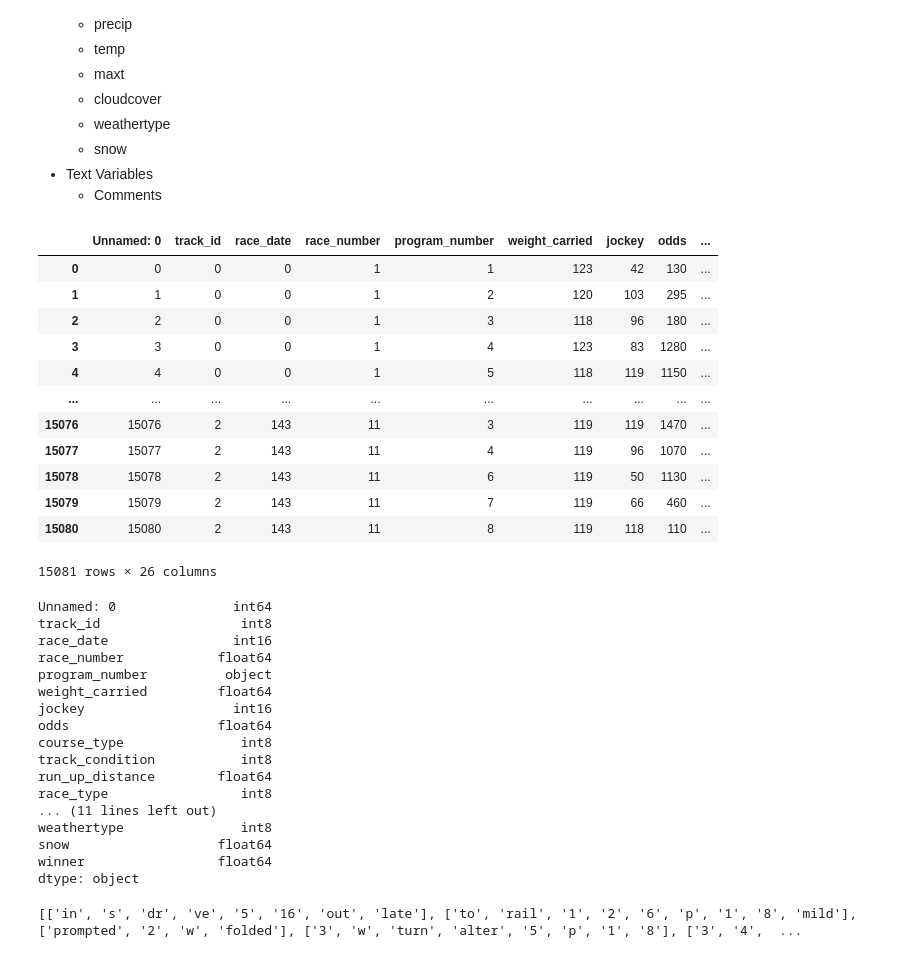
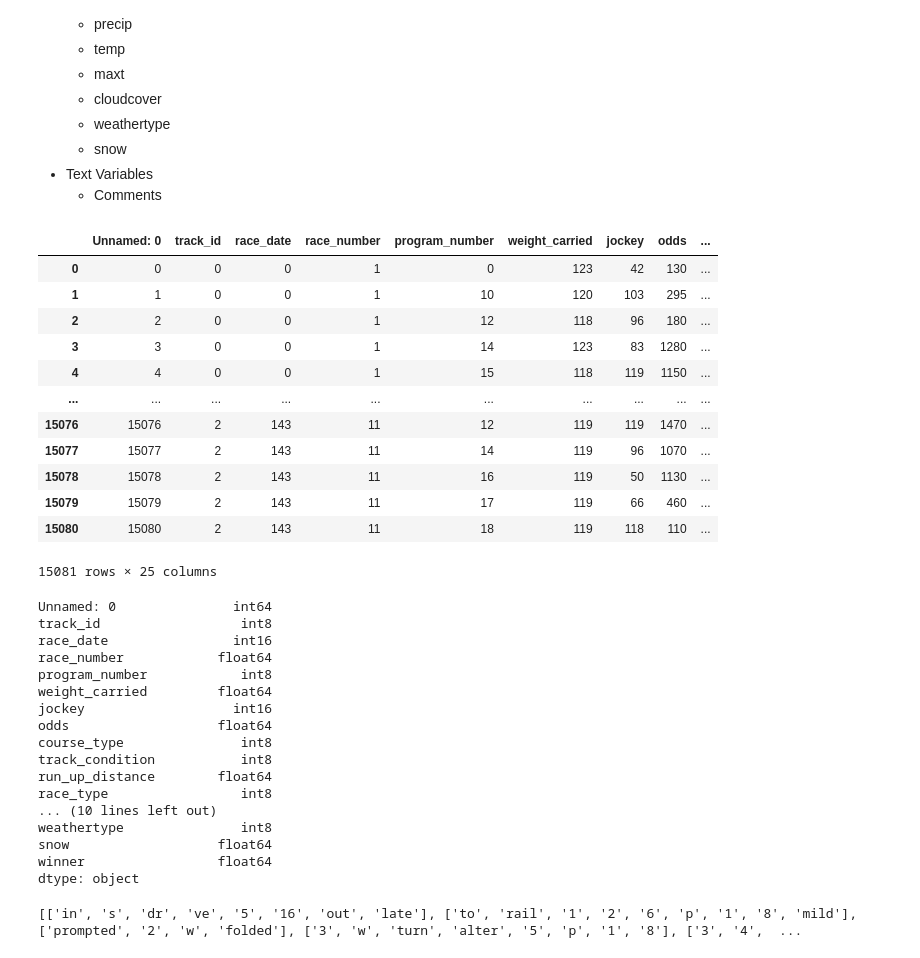
Before and after one commit to Clara-Richter/590-Group-Project, a Jupyter notebook: code/ML_Classification.ipynb, the cells around one changed output. Saved outputs shown, nothing was run; the diff lists cells and outputs as text; code cells hidden in the pictures.

```diff
--- a/code/ML_Classification.ipynb
+++ b/code/ML_Classification.ipynb
@@ -208,7 +208,7 @@ dtype: int64
     - Comments
 # %%
 #### Remove redundance variables
-df = df.drop(columns=['position_at_finish', 'post_time', 'distance_id'])
+df = df.drop(columns=['position_at_finish', 'post_time', 'distance_id', 'seconds_in_race'])
 
 # Convert the race number as string.
 df['race_number'] = df['race_number'].astype('str')
@@ -221,34 +221,33 @@ df['Comments'] = df['Comments'].fillna('None')
 # %%
 ### Encode the categorical variables
 # First, change the type of the specified columns to "category". This will assign a "code" to each unique category value.
-categorical_columns = ["track_id", "race_date", "jockey", "course_type", "track_condition", "race_type", "last_race_track", "winner", "weathertype"]
+categorical_columns = ["track_id", "race_date", "jockey", "course_type", "track_condition", "race_type", "last_race_track", "winner", "program_number", "weathertype"]
 
 for col in categorical_columns:
     df[col] = df[col].astype('category') # Set type to category
     df[col] = df[col].cat.codes # replace the strings with their code values.
 
 # View new dataframe
 df
 # %% [output]
 |  | Unnamed: 0 | track_id | race_date | race_number | program_number | weight_carried | jockey | odds | ... |
-| 0 | 0 | 0 | 0 | 1 | 1 | 123 | 42 | 130 | ... |
-| 1 | 1 | 0 | 0 | 1 | 2 | 120 | 103 | 295 | ... |
-| 2 | 2 | 0 | 0 | 1 | 3 | 118 | 96 | 180 | ... |
-| 3 | 3 | 0 | 0 | 1 | 4 | 123 | 83 | 1280 | ... |
-| 4 | 4 | 0 | 0 | 1 | 5 | 118 | 119 | 1150 | ... |
+| 0 | 0 | 0 | 0 | 1 | 0 | 123 | 42 | 130 | ... |
+| 1 | 1 | 0 | 0 | 1 | 10 | 120 | 103 | 295 | ... |
+| 2 | 2 | 0 | 0 | 1 | 12 | 118 | 96 | 180 | ... |
+| 3 | 3 | 0 | 0 | 1 | 14 | 123 | 83 | 1280 | ... |
+| 4 | 4 | 0 | 0 | 1 | 15 | 118 | 119 | 1150 | ... |
 | ... | ... | ... | ... | ... | ... | ... | ... | ... | ... |
-| 15076 | 15076 | 2 | 143 | 11 | 3 | 119 | 119 | 1470 | ... |
-| 15077 | 15077 | 2 | 143 | 11 | 4 | 119 | 96 | 1070 | ... |
-| 15078 | 15078 | 2 | 143 | 11 | 6 | 119 | 50 | 1130 | ... |
-| 15079 | 15079 | 2 | 143 | 11 | 7 | 119 | 66 | 460 | ... |
-| 15080 | 15080 | 2 | 143 | 11 | 8 | 119 | 118 | 110 | ... |
+| 15076 | 15076 | 2 | 143 | 11 | 12 | 119 | 119 | 1470 | ... |
+| 15077 | 15077 | 2 | 143 | 11 | 14 | 119 | 96 | 1070 | ... |
+| 15078 | 15078 | 2 | 143 | 11 | 16 | 119 | 50 | 1130 | ... |
+| 15079 | 15079 | 2 | 143 | 11 | 17 | 119 | 66 | 460 | ... |
+| 15080 | 15080 | 2 | 143 | 11 | 18 | 119 | 118 | 110 | ... |
-15081 rows × 26 columns
+15081 rows × 25 columns
 # %%
 ### Convert numerical features to floats
 df = df.astype({'weight_carried':'float','odds':'float', 'run_up_distance':'float', 'purse':'float', 'race_number':'float',
-                                'seconds_in_race':'float','humidity':'float','winner':'float',
-                                'precipcover':'float','precip':'float','temp':'float','maxt':'float','cloudcover':'float',
-                                'snow':'float', "day_since_last_race":'float'})
+                'humidity':'float','winner':'float', 'precipcover':'float','precip':'float','temp':'float','maxt':'float',
+                'cloudcover':'float', 'snow':'float', "day_since_last_race":'float'})
 
 
 df.dtypes
@@ -257,7 +256,7 @@ Unnamed: 0               int64
 track_id                  int8
 race_date                int16
 race_number            float64
-program_number          object
+program_number            int8
 weight_carried         float64
 jockey                   int16
 odds                   float64
@@ -265,7 +264,7 @@ course_type               int8
 track_condition           int8
 run_up_distance        float64
 race_type                 int8
-... (11 lines left out)
+... (10 lines left out)
 weathertype               int8
 snow                   float64
 winner                 float64
```
Also changed, not shown: parts of 8 cells of this notebook, 1 other file.
